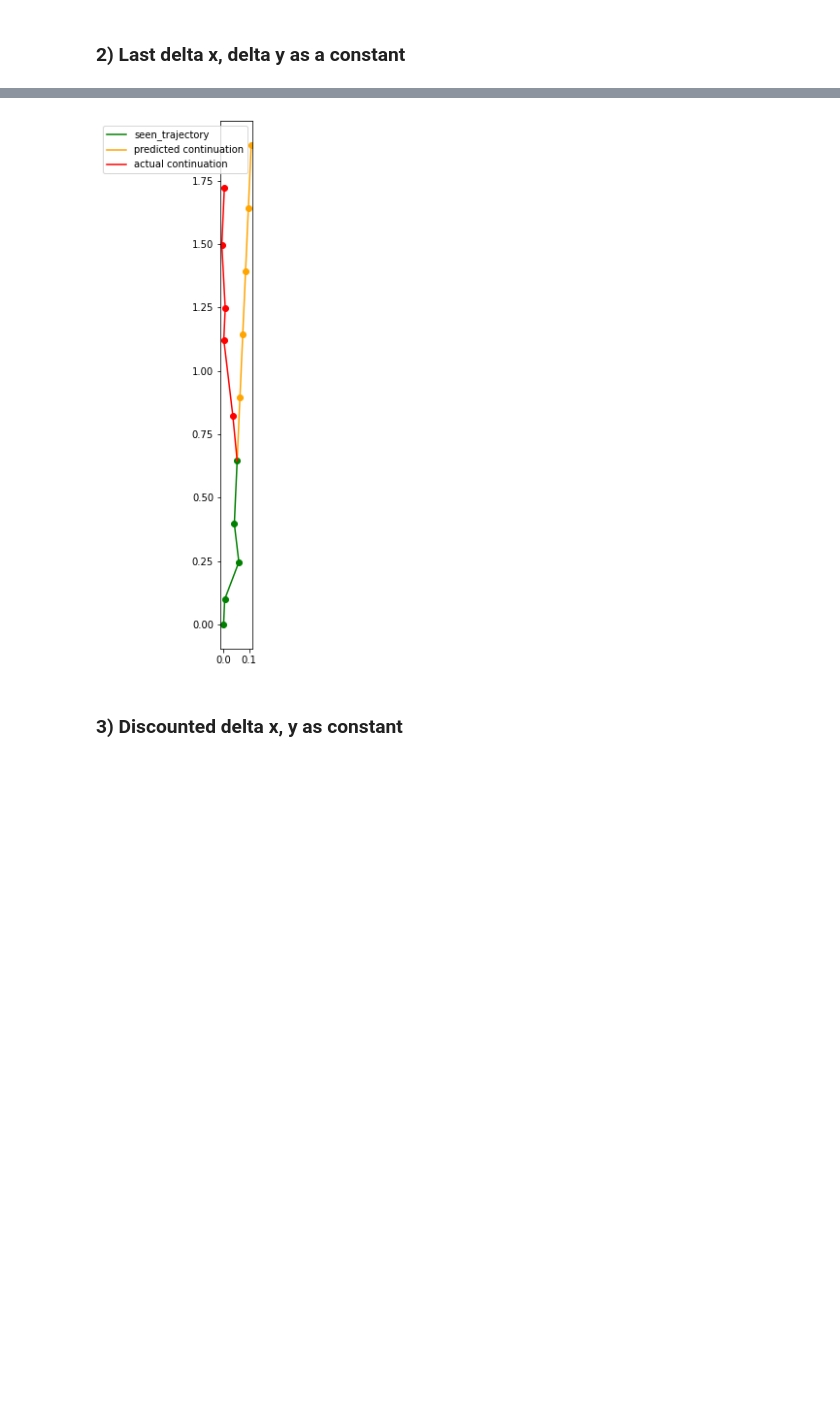
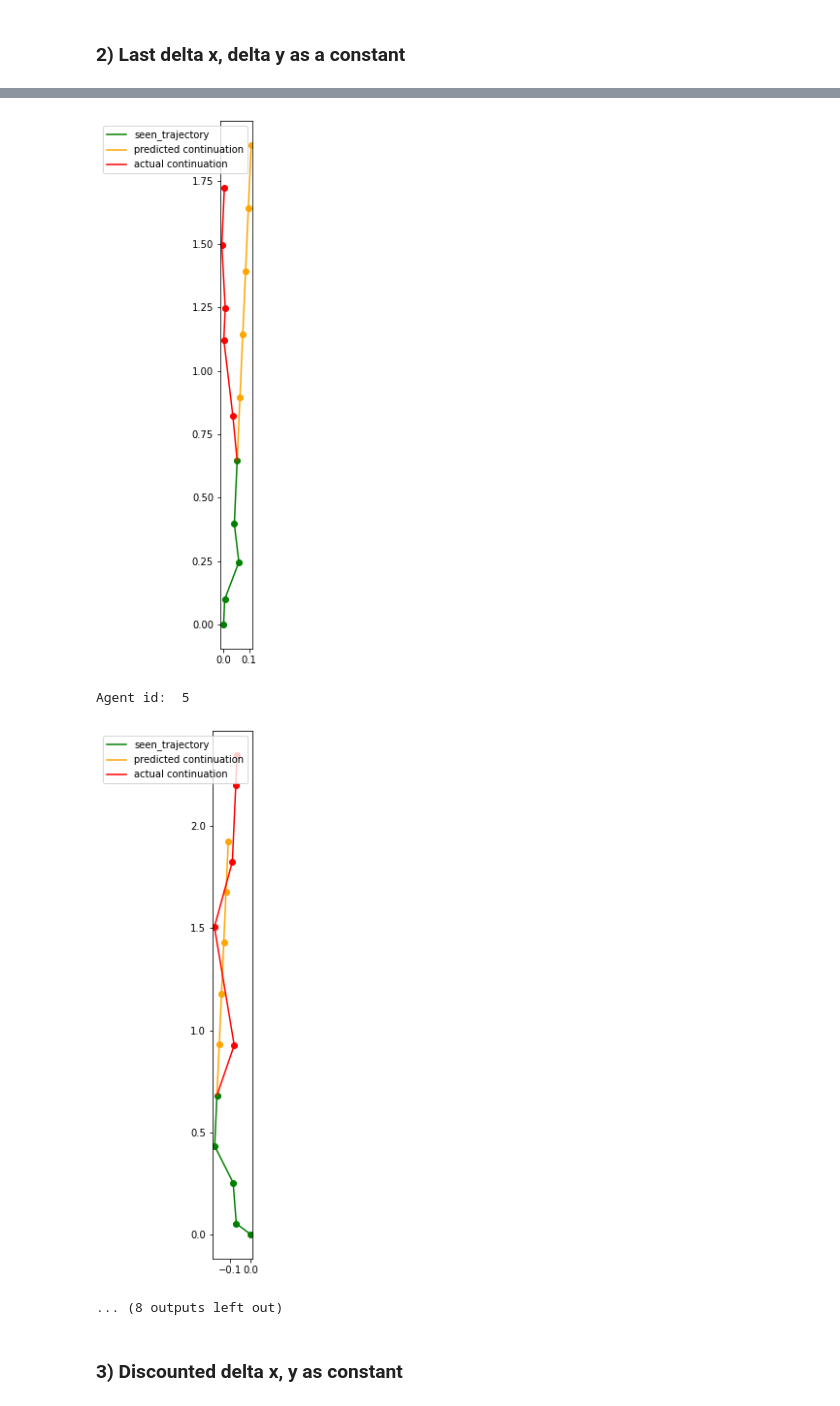
Before and after one commit to karlriis/trajectory-forecasting, a Jupyter notebook: Baselines.ipynb, the cells around one changed output, grey strips where cells are left out. Saved outputs shown, nothing was run; the diff lists cells and outputs as text; code cells hidden in the pictures; blank space fills up the shorter version.

```diff
--- a/Baselines.ipynb
+++ b/Baselines.ipynb
@@ -132,35 +135,38 @@ Agent id:  4
 # %% [markdown]
 ### 2) Last delta x, delta y as a constant
 # %%
-for agent_id in agent_ids[:5]:
+for agent_id in agent_ids[:10]:
     print("Agent id: ", agent_id)
     x_data, y_data, max_train_idx = agent_data(data, agent_id)
     #random_start_idx = np.random.randint(0, max_train_idx)
     random_start_idx = 0
     sample_x, sample_y, test_x, test_y = generate_data(data, random_start_idx, agent_id, 5)
 
     sample_vel_x = [sample_x[i] - sample_x[i-1] for i in range(1, len(sample_x))]
     sample_vel_y = [sample_y[i] - sample_y[i-1] for i in range(1, len(sample_y))]
 
     last_vel_x = sample_vel_x[-1]
     last_vel_y = sample_vel_y[-1]
 
     pred_x = [sample_x[-1] + i*last_vel_x for i in range(1, 6)]
     pred_y = [sample_y[-1] + i*last_vel_y for i in range(1, 6)]
 
     plot_predictions(sample_x, sample_y, test_x, test_y, pred_x, pred_y)
     #plot_whole_trajectories(x_data, y_data, pred_x, pred_y, random_start_idx)
 # %% [output]
 Agent id:  0
 [figure]
 Agent id:  1
 [figure]
 Agent id:  2
 [figure]
 Agent id:  3
 [figure]
 Agent id:  4
 [figure]
+Agent id:  5
+[figure, added]
+... (8 outputs left out)
 # %% [markdown]
 ### 3) Discounted delta x, y as constant
 # %%
```
Also changed, not shown: parts of 11 cells of this notebook.
